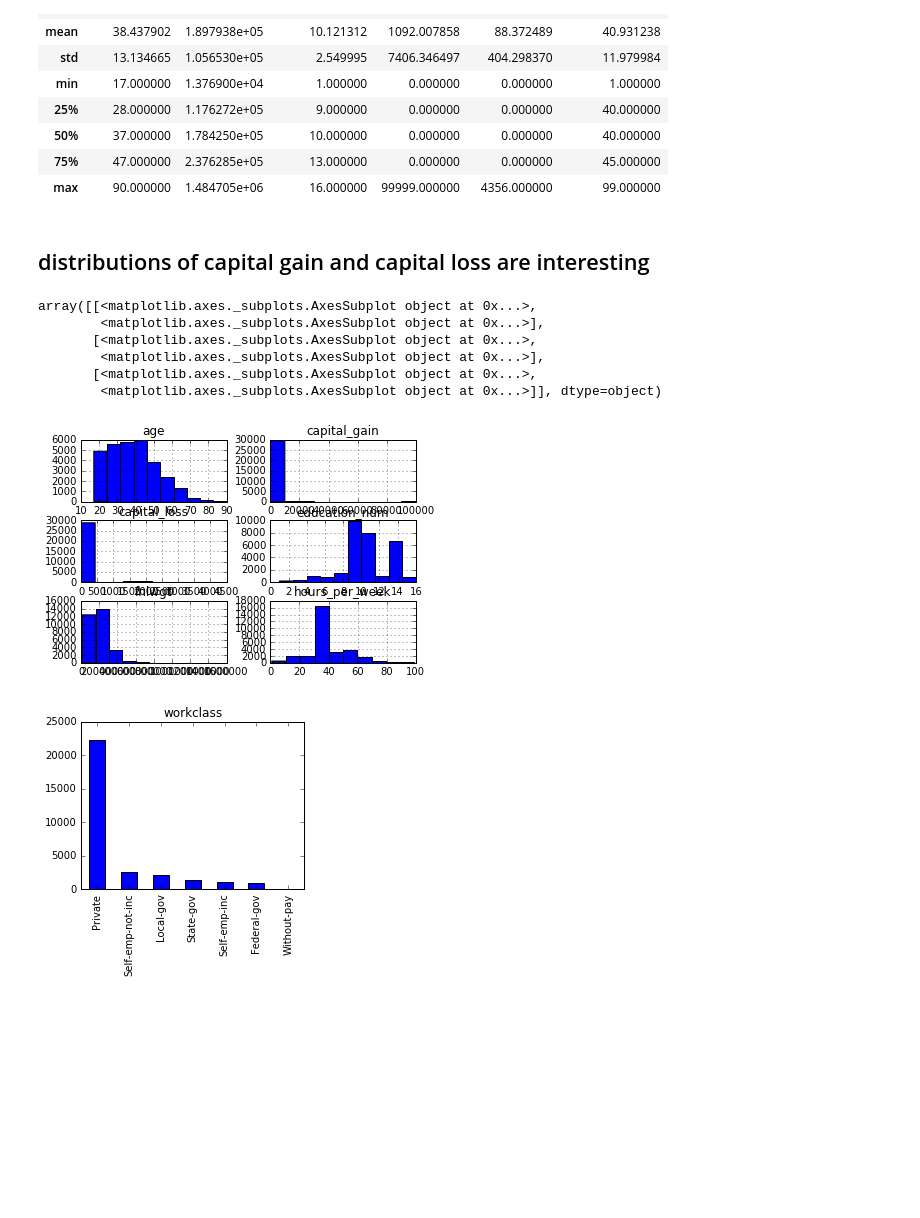
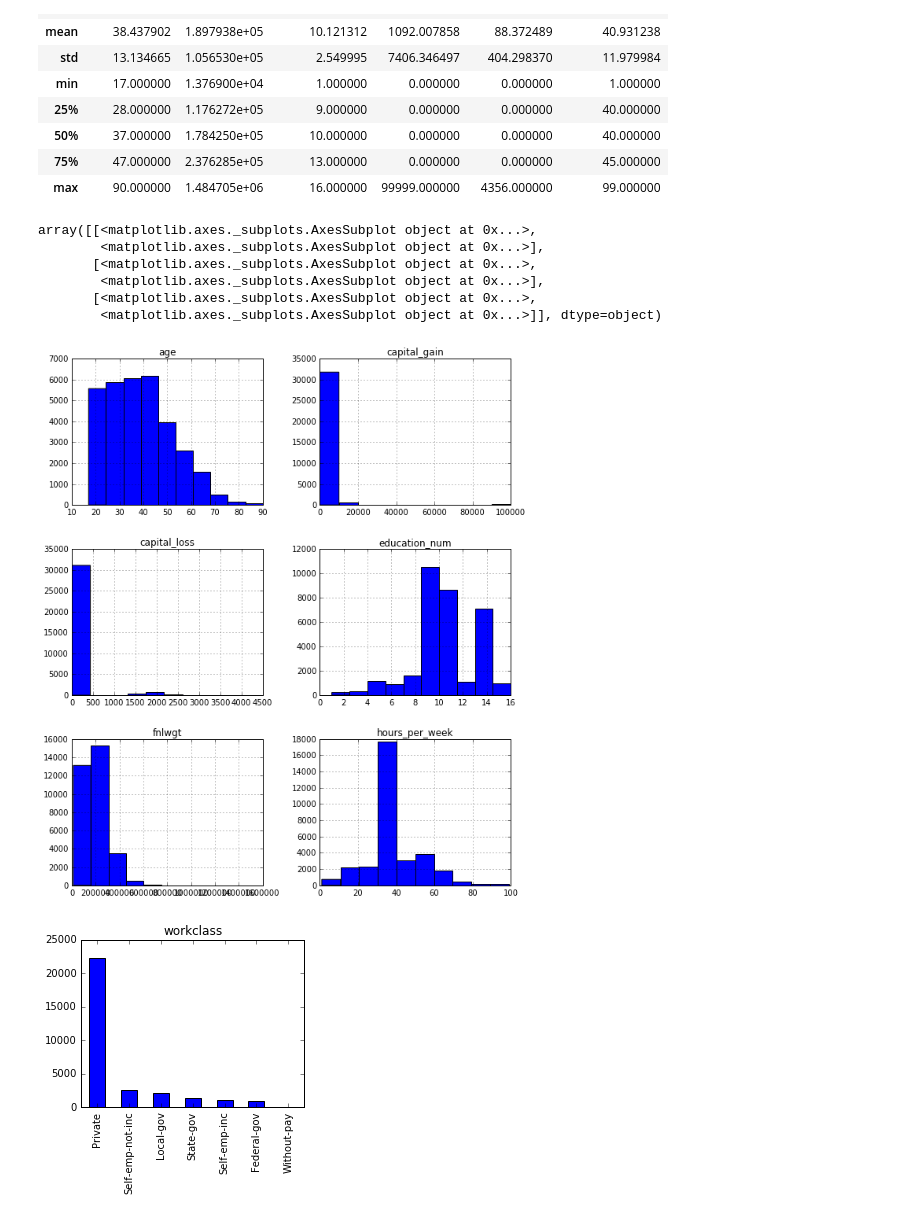
Before and after one commit to betterenvi/ml-proj1, a Jupyter notebook: proj1.ipynb, the cells around one changed output. Saved outputs shown, nothing was run; the diff lists cells and outputs as text; code cells hidden in the pictures; blank space fills up the shorter version.

```diff
--- a/proj1.ipynb
+++ b/proj1.ipynb
@@ -59,18 +83,16 @@ adult.describe()
 | 50% | 37.000000 | 1.784250e+05 | 10.000000 | 0.000000 | 0.000000 | 40.000000 |
 | 75% | 47.000000 | 2.376285e+05 | 13.000000 | 0.000000 | 0.000000 | 45.000000 |
 | max | 90.000000 | 1.484705e+06 | 16.000000 | 99999.000000 | 4356.000000 | 99.000000 |
-# %% [markdown]
-## distributions of capital gain and capital loss are interesting
 # %%
-adult.hist()
+adult.hist(figsize=(10, 12))
 # %% [output]
 array([[<matplotlib.axes._subplots.AxesSubplot object at 0x...>,
         <matplotlib.axes._subplots.AxesSubplot object at 0x...>],
        [<matplotlib.axes._subplots.AxesSubplot object at 0x...>,
         <matplotlib.axes._subplots.AxesSubplot object at 0x...>],
        [<matplotlib.axes._subplots.AxesSubplot object at 0x...>,
         <matplotlib.axes._subplots.AxesSubplot object at 0x...>]], dtype=object)
-[figure, old version]
+[figure, new version]
 # %%
 for col in categorical_cols:
     adult[col].value_counts().plot(kind='bar', figsize=(4, 3))
```
Also changed, not shown: parts of 11 cells of this notebook, 2 other files.
